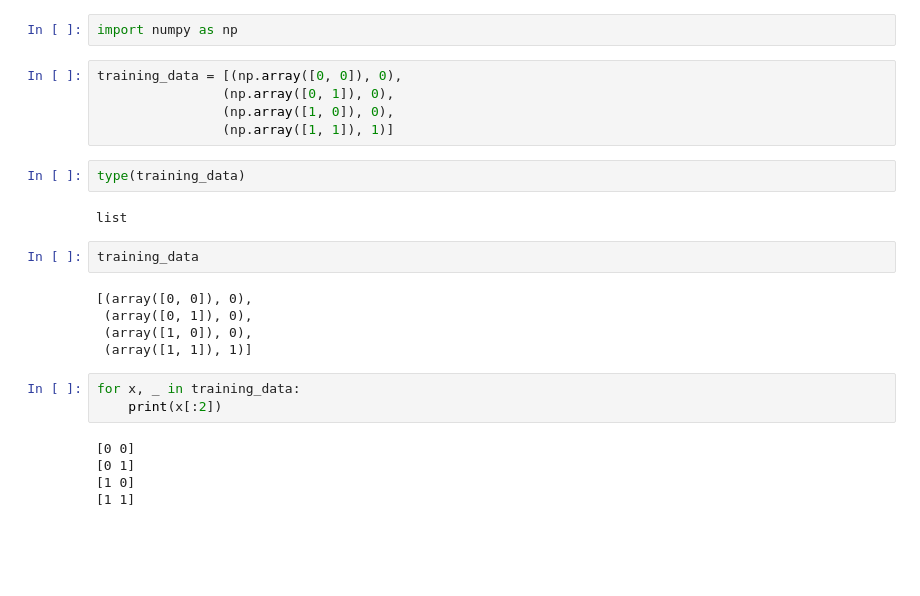
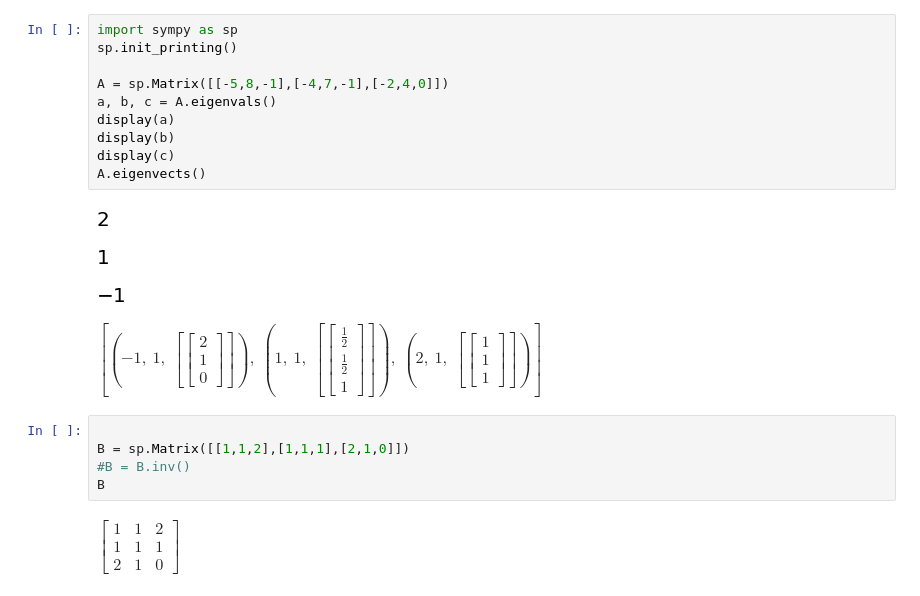
Before and after one commit to selimbd91/Pandas, a Jupyter notebook: Untitled2.ipynb, the cells around one changed output. Saved outputs shown, nothing was run; the diff lists cells and outputs as text; blank space fills up the shorter version.

```diff
--- a/Untitled2.ipynb
+++ b/Untitled2.ipynb
@@ -1,26 +1,22 @@
-# %%
-import numpy as np
-# %%
-training_data = [(np.array([0, 0]), 0),
-                (np.array([0, 1]), 0),
-                (np.array([1, 0]), 0),
-                (np.array([1, 1]), 1)]
-# %%
-type(training_data)
-# %% [output]
-list
-# %%
-training_data
-# %% [output]
-[(array([0, 0]), 0),
- (array([0, 1]), 0),
- (array([1, 0]), 0),
- (array([1, 1]), 1)]
-# %%
-for x, _ in training_data:
-    print(x[:2])
-# %% [output]
-[0 0]
-[0 1]
-[1 0]
-[1 1]
+# %%
+import sympy as sp
+sp.init_printing()
+
+A = sp.Matrix([[-5,8,-1],[-4,7,-1],[-2,4,0]])
+a, b, c = A.eigenvals()
+display(a)
+display(b)
+display(c)
+A.eigenvects()
+# %% [output]
+[figure, added]
+[figure, added]
+[figure, added]
+$\displaystyle \left[ \left( -1, \  1, \  \left[ \left[\begin{matrix}2\\1\\0\end{matrix}\right]\right]\right), \  \left( 1, \  1, \  \left[ \left[\begin{matrix}\frac{1}{2}\\\frac{1}{2}\\1\end{matrix}\right]\right]\right), \  \left( 2, \  1, \  \left[ \left[\begin{matrix}1\\1\\1\end{matrix}\right]\right]\right)\right]$
+# %%
+
+B = sp.Matrix([[1,1,2],[1,1,1],[2,1,0]])
+#B = B.inv()
+B
+# %% [output]
+$\displaystyle \left[\begin{matrix}1 & 1 & 2\\1 & 1 & 1\\2 & 1 & 0\end{matrix}\right]$
```
Also changed, not shown: parts of 4 cells of this notebook, 19 other files.
